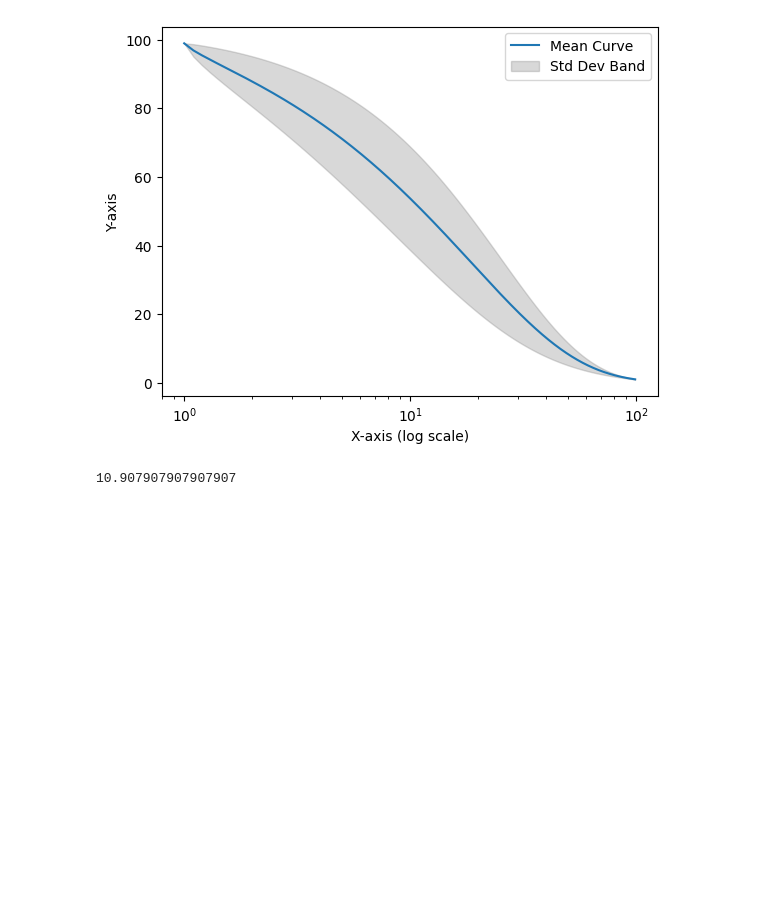
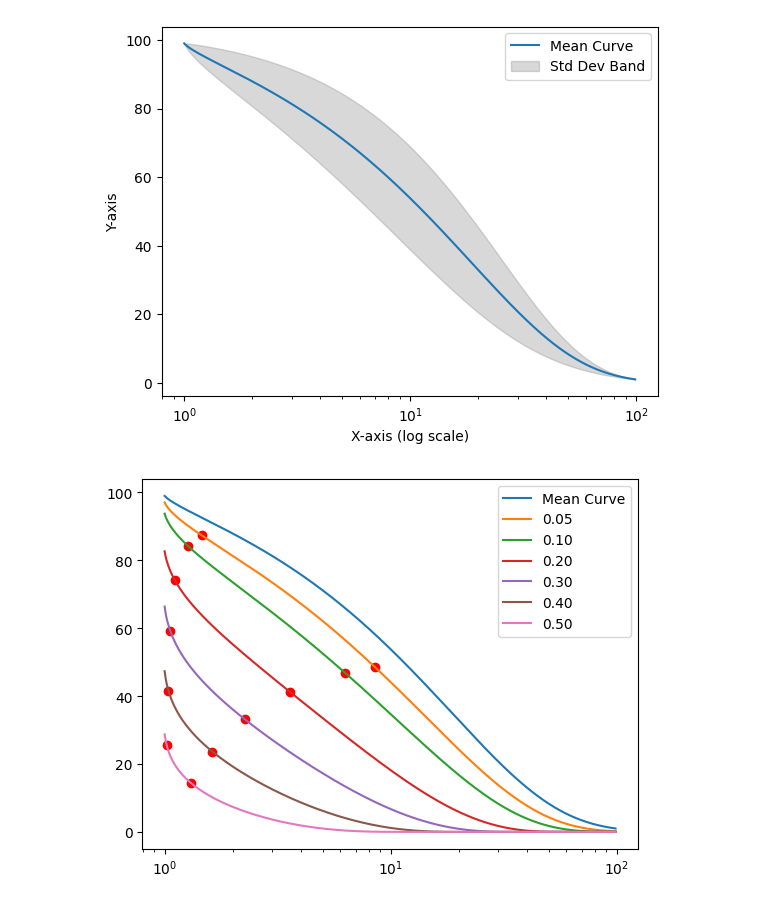
Before and after one commit to ffhammer/sam, a Jupyter notebook: scripts/diff_graphic.ipynb, the cells around one changed output. Saved outputs shown, nothing was run; the diff lists cells and outputs as text; code cells hidden in the pictures; blank space fills up the shorter version.

```diff
--- a/scripts/diff_graphic.ipynb
+++ b/scripts/diff_graphic.ipynb
@@ -83,35 +93,42 @@ plt.show()
 # %% [output]
 [figure]
 # %%
-def get_sam_curve(stress :float) -> np.ndarray:
+def get_sam_curve(stress :float, curve = mean_curve) -> np.ndarray:
 
-    return stress_to_survival( survival_to_stress(mean_curve / 100) + stress) * 100
-
+    return stress_to_survival( survival_to_stress(curve / 100) + stress) * 100
 
 def compute_lc_new(survival_curve: np.ndarray, lc : float):
 
 
     normed = survival_curve / 100
     normed /= normed.max()
 
     val = 1 - (lc / 100)
 
     arg = np.argmax(normed < val)
     if arg == 0:
         return np.nan
 
-    return float(x[arg])
+    return float(dose[arg])
 
 
+stresses = [0.05, 0.1, 0.2, 0.3, 0.4, 0.5]
 
-# lc10, lc50 = [], []
-# from tqdm import tqdm
-# for val in tqdm(x):
+plt.plot(dose, mean_curve, label="Mean Curve")
 
-#     curve = get_sam_curve(val / 100)
-#     lc10.append(compute_lc_new(curve, 10))
-#     lc50.append(compute_lc_new(curve, 50))
+for stress in stresses:
+    curve = get_sam_curve(stress)
+    plt.plot(dose, curve, label=f"{stress:.2f}")
+
+    lc10, lc50 = compute_lc_new(curve, 10), compute_lc_new(curve, 50)
+    def find_y(x_val):
+        closest = curve[np.argmin(np.abs(x_val - dose))]
+        return closest
+
+    plt.scatter([lc10, lc50], [find_y(lc10), find_y(lc50)], color = "red")
+
+plt.xscale("log")
+plt.legend()
+plt.show()
+# %% [output]
+[figure, added]
-# %%
-lc50
-# %% [output]
-10.907907907907907
```
Also changed, not shown: parts of 13 cells of this notebook.
